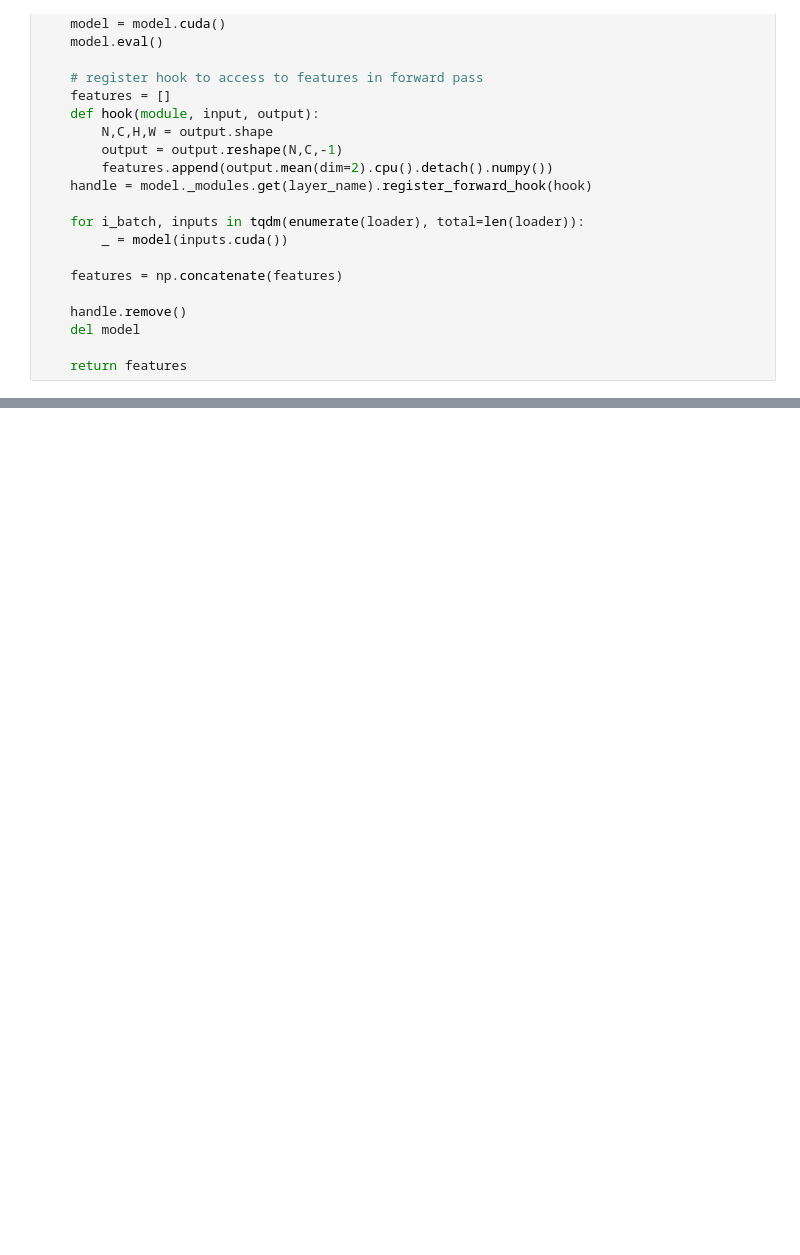
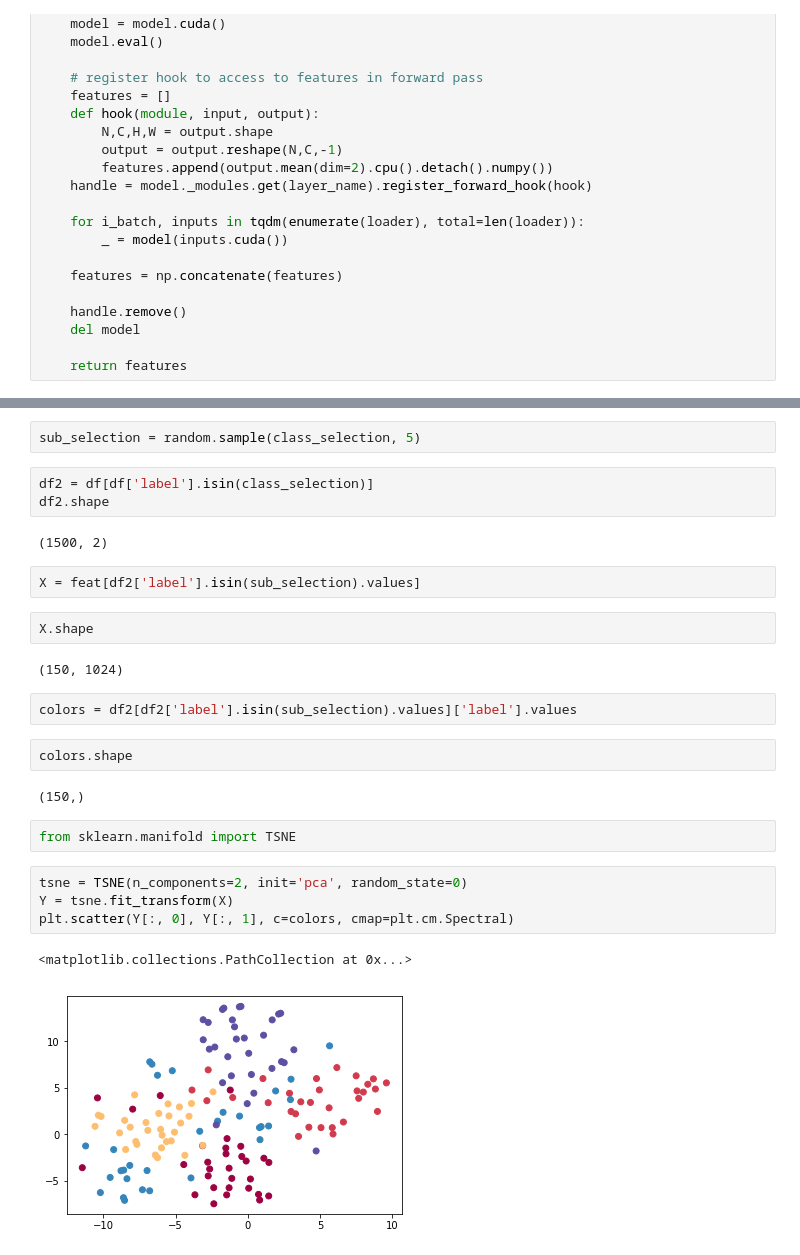
Before and after one commit to kazeka/notebooks, a Jupyter notebook: cifar_id.ipynb, the cells around one changed output, grey strips where cells are left out. Drawn from its saved outputs; the diff is of its cells as text; blank space fills up the shorter version.

```diff
--- a/cifar_id.ipynb
+++ b/cifar_id.ipynb
@@ -102,0 +115,28 @@ def extract_features(loader):
+# %%
+sub_selection = random.sample(class_selection, 5)
+# %%
+df2 = df[df['label'].isin(class_selection)]
+df2.shape
+# %% [output]
+(1500, 2)
+# %%
+X = feat[df2['label'].isin(sub_selection).values]
+# %%
+X.shape
+# %% [output]
+(150, 1024)
+# %%
+colors = df2[df2['label'].isin(sub_selection).values]['label'].values
+# %%
+colors.shape
+# %% [output]
+(150,)
+# %%
+from sklearn.manifold import TSNE
+# %%
+tsne = TSNE(n_components=2, init='pca', random_state=0)
+Y = tsne.fit_transform(X)
+plt.scatter(Y[:, 0], Y[:, 1], c=colors, cmap=plt.cm.Spectral)
+# %% [output]
+<matplotlib.collections.PathCollection at 0x...>
+[figure, added]
```
Also changed, not shown: parts of 10 cells of this notebook.
